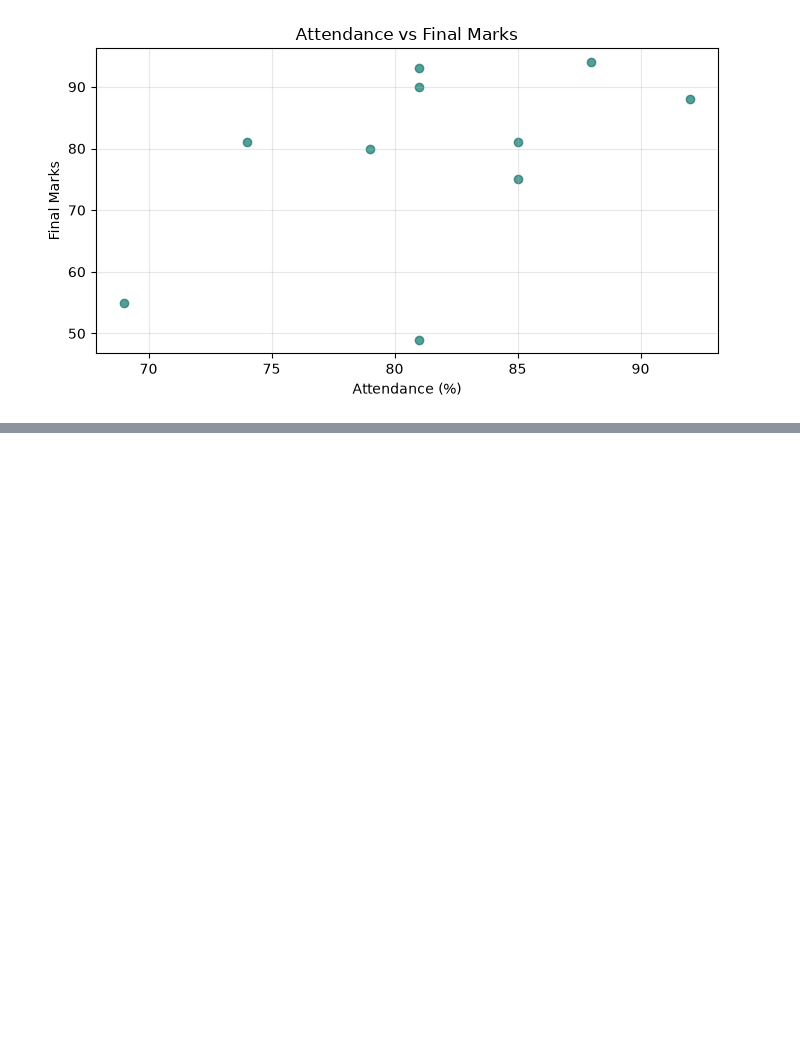
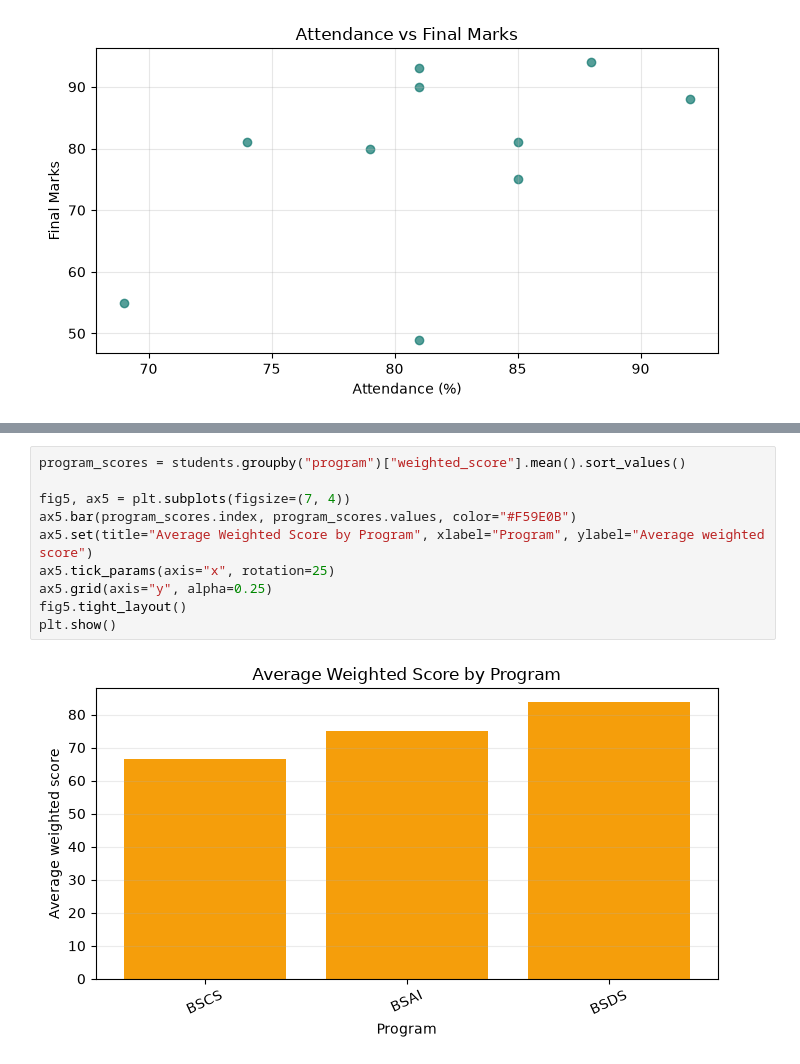
Before and after one commit to AbdullahShakeelOfficial/Programming-for-AI-2026, a Jupyter notebook: week07/visualization_lab.ipynb, the cells around one changed output, grey strips where cells are left out. Drawn from its saved outputs; the diff is of its cells as text; blank space fills up the shorter version.

```diff
--- a/week07/visualization_lab.ipynb
+++ b/week07/visualization_lab.ipynb
@@ -63,0 +75,12 @@ plt.show()
+# %%
+program_scores = students.groupby("program")["weighted_score"].mean().sort_values()
+
+fig5, ax5 = plt.subplots(figsize=(7, 4))
+ax5.bar(program_scores.index, program_scores.values, color="#F59E0B")
+ax5.set(title="Average Weighted Score by Program", xlabel="Program", ylabel="Average weighted score")
+ax5.tick_params(axis="x", rotation=25)
+ax5.grid(axis="y", alpha=0.25)
+fig5.tight_layout()
+plt.show()
+# %% [output]
+[figure, added]
```
Also changed, not shown: parts of 3 cells of this notebook, 1 other file.
